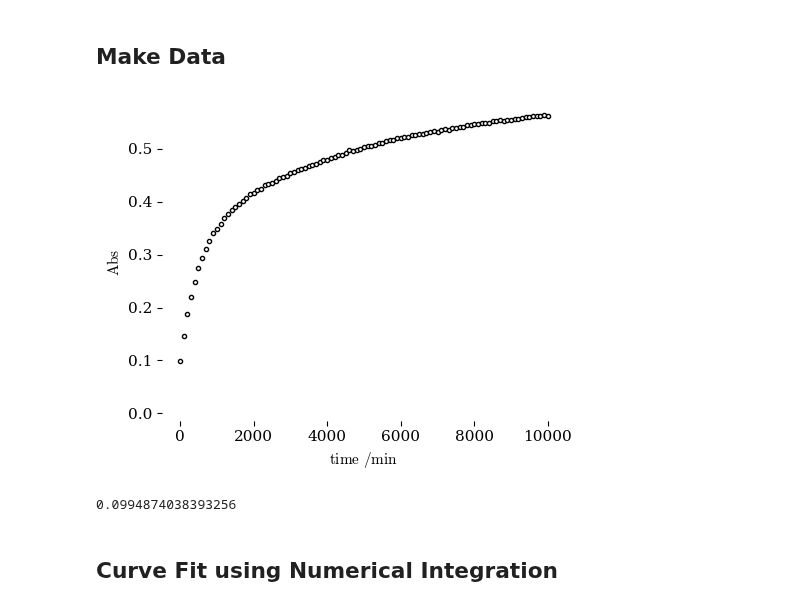
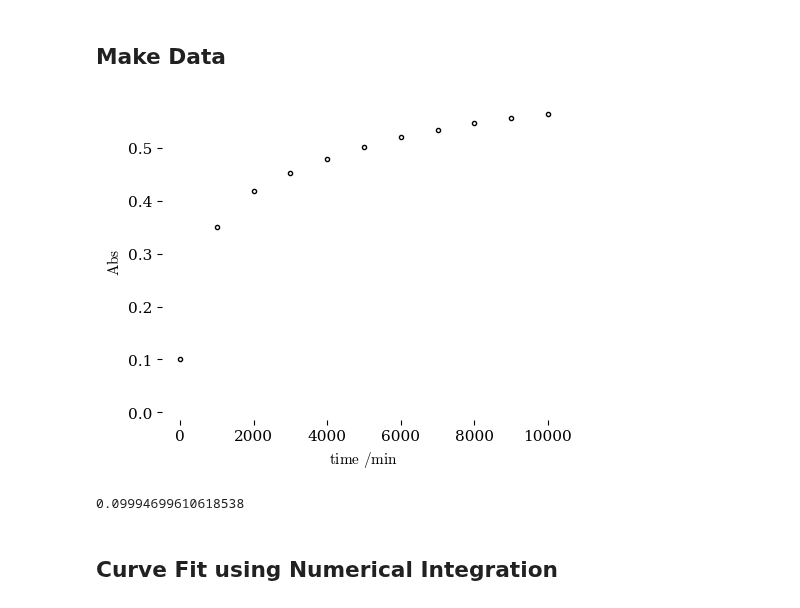
Before and after one commit to blinkletter/4410PythonNotebooks, a Jupyter notebook: Class_10/KirbyExamples2.ipynb, the cells around one changed output. Drawn from its saved outputs; the diff is of its cells as text; code cells hidden in the pictures.

```diff
--- a/Class_10/KirbyExamples2.ipynb
+++ b/Class_10/KirbyExamples2.ipynb
@@ -461,7 +461,7 @@ e_P_ = 3
 
 
 time_end = 10000   ### The end time
-n_points = 100   ### number of points - increase if needed
+n_points = 10   ### number of points - increase if needed
 
 #########################################
 ### Create series of time points
@@ -502,35 +502,35 @@ yarray = int.y      ### Also retruns and array of calculated y values.
 
 plt.rcdefaults()                    ### resets the plot defaults so we always start in the same place
 plt.style.use("../styles/tufte.mplstyle")     ### Then add a fancy style sheet
 
 fig, ax = plt.subplots(nrows=1, ncols=1, figsize=(5,4))
 
 #########################################
 ### Plot the line using the x_fit, y_fit points
 #########################################
 xd = time
 yd = Abs0_*(yarray[0] + e_I_/e_A_*yarray[1] + e_P_/e_A_*yarray[2])
 yr = np.random.normal(yd, .001)   # add random gaussian error
 
 ax.plot(xd, yr,
         linestyle = None,            ### use a line between points
         marker = ".",
         linewidth=0,            ### make the line thin
         color = 'C0',            ### the line is black
         markerfacecolor = 'white',
         zorder = 0,                  ### everything is in layer 0 (the bottom layer in this case)
         )
 
 ax.set(ylabel=r"$\rm Abs$",
        xlabel=r"$\rm time \ /min$",
 #       xlim=[-0.025*np.max(x),None],
        ylim=[-0.025*np.max(y),None],
       )
 plt.show()
 print(yr[0])
 # %% [output]
-[figure, old version]
+[figure, new version]
-0.0994874038393256
+0.09994699610618538
 # %% [markdown]
 ## Curve Fit using Numerical Integration
 # %%
```
Also changed, not shown: parts of 2 cells of this notebook, 2 other files.
